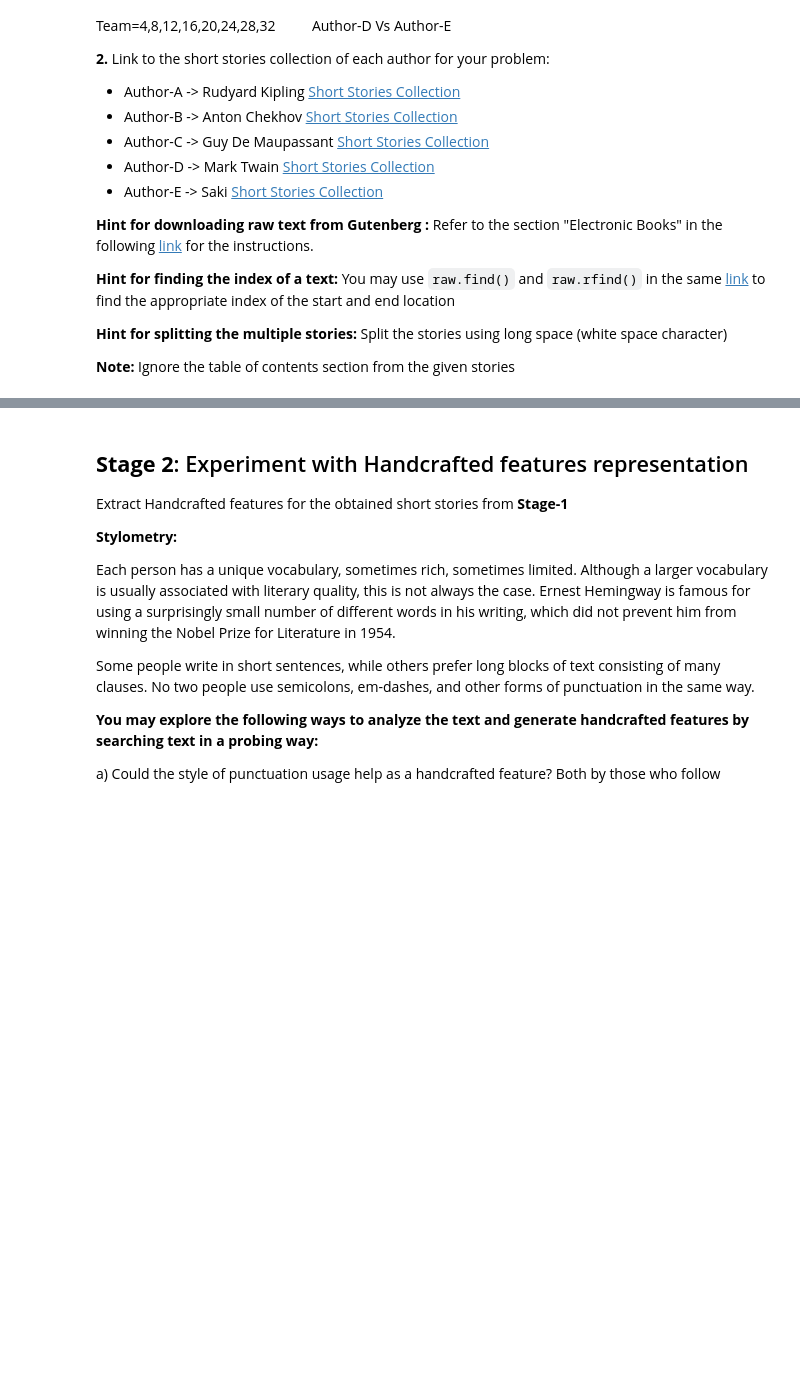
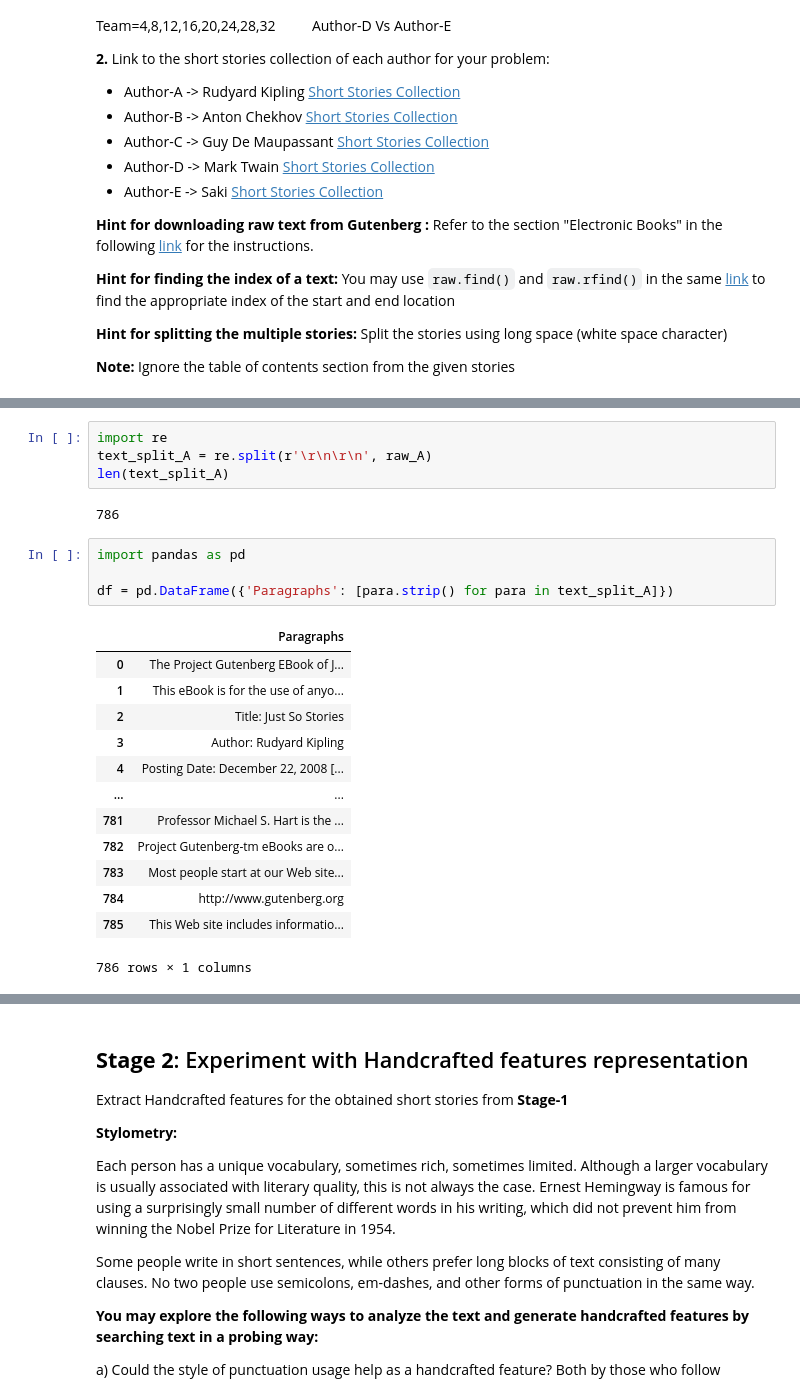
Before and after one commit to vikramvundyala/python_AI-ML, a Jupyter notebook: U2_MH1_AuthorIdentification.ipynb, the cells around one changed output, grey strips where cells are left out. Drawn from its saved outputs; the diff is of its cells as text; blank space fills up the shorter version.

```diff
--- a/U2_MH1_AuthorIdentification.ipynb
+++ b/U2_MH1_AuthorIdentification.ipynb
@@ -94,0 +112,24 @@ Team=4,8,12,16,20,24,28,32 &nbsp;&nbsp;&nbsp;&nbsp;&nbsp;&nbsp;&nbsp;&nbsp;
+# %%
+import re
+text_split_A = re.split(r'\r\n\r\n', raw_A)
+len(text_split_A)
+# %% [output]
+786
+# %%
+import pandas as pd
+
+df = pd.DataFrame({'Paragraphs': [para.strip() for para in text_split_A]})
+# %% [output]
+|  | Paragraphs |
+| 0 | ﻿The Project Gutenberg EBook of J... |
+| 1 | This eBook is for the use of anyo... |
+| 2 | Title: Just So Stories |
+| 3 | Author: Rudyard Kipling |
+| 4 | Posting Date: December 22, 2008 [... |
+| ... | ... |
+| 781 | Professor Michael S. Hart is the ... |
+| 782 | Project Gutenberg-tm eBooks are o... |
+| 783 | Most people start at our Web site... |
+| 784 | http://www.gutenberg.org |
+| 785 | This Web site includes informatio... |
+786 rows × 1 columns
```
Also changed, not shown: parts of 7 cells of this notebook.
